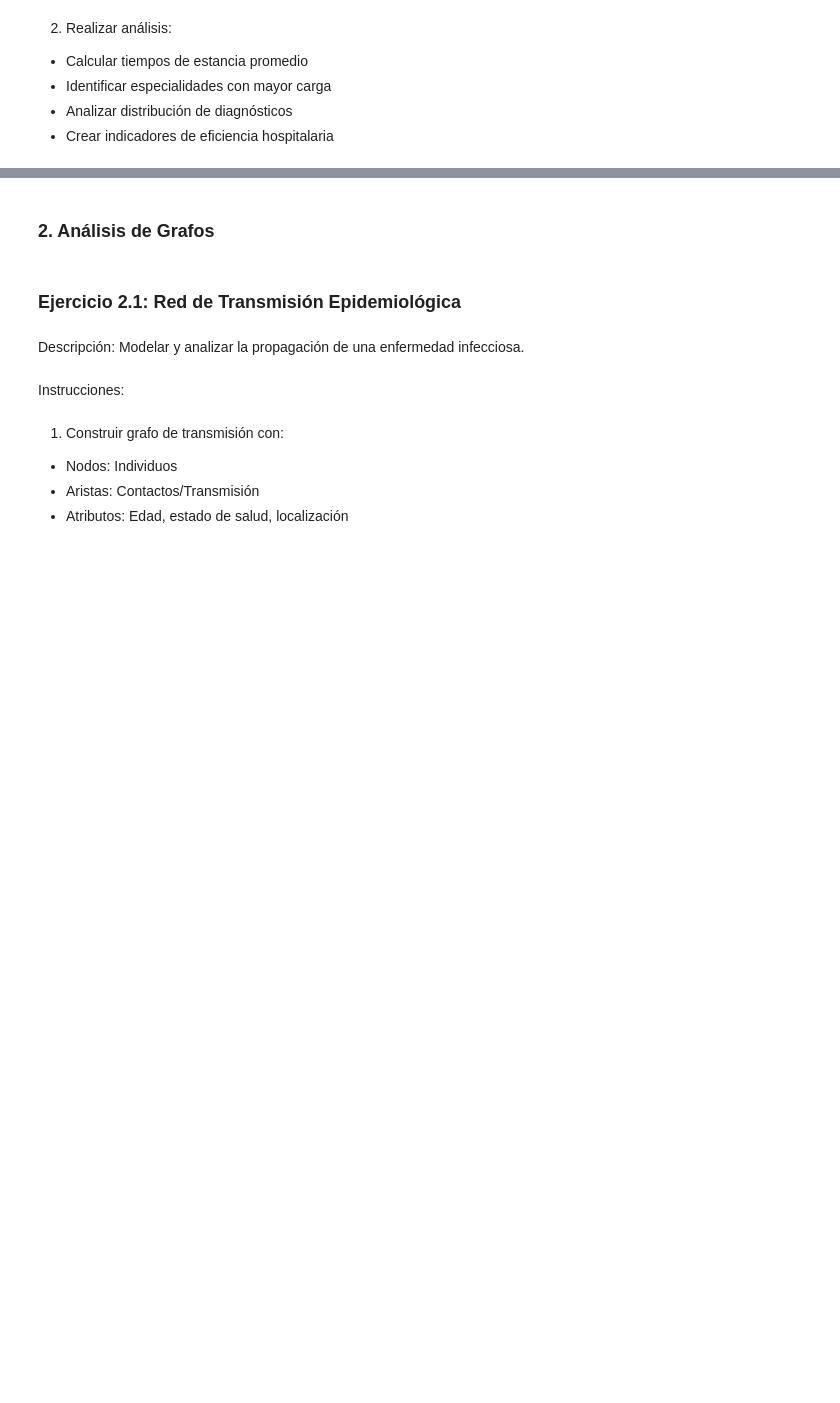
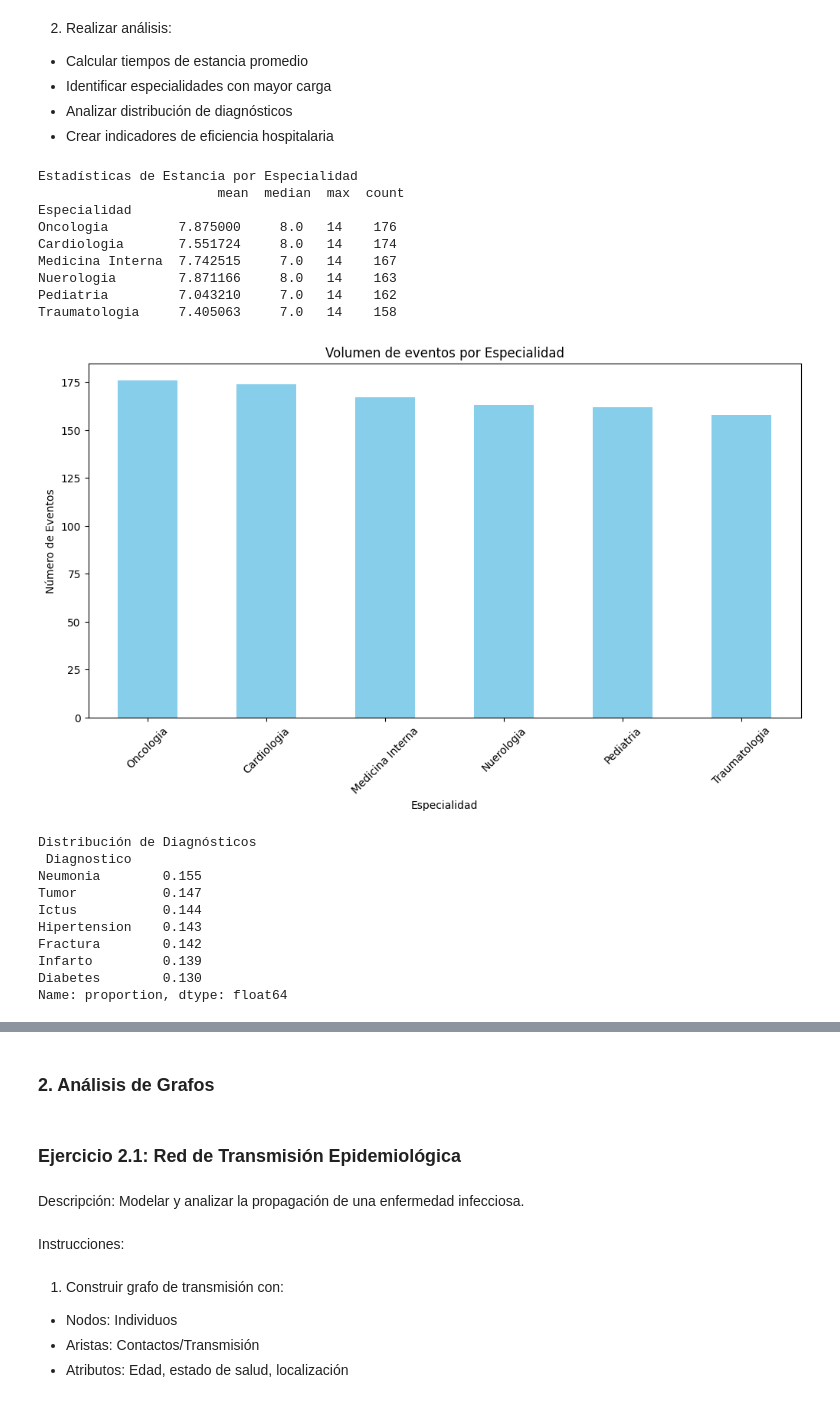
Before and after one commit to tucubanit0/Big-Data, a Jupyter notebook: 05_03_tipos_de_datos/05_03/Ejercicios de Análisis de Datos Biosanitarios.ipynb, the cells around one changed output, grey strips where cells are left out. Cells and saved outputs as stored; diff of their text form; code cells hidden in the pictures; blank space fills up the shorter version.

```diff
--- a/05_03_tipos_de_datos/05_03/Ejercicios de Análisis de Datos Biosanitarios.ipynb
+++ b/05_03_tipos_de_datos/05_03/Ejercicios de Análisis de Datos Biosanitarios.ipynb
@@ -323,3 +366,78 @@ hospitalarios.
 - Identificar especialidades con mayor carga
 - Analizar distribución de diagnósticos
 - Crear indicadores de eficiencia hospitalaria
+# %%
+def analisis_eventos_hospitalarios(df):
+
+    # Estadisticas de estancia
+    estancia_por_especialidad = df.groupby('Especialidad')['DuracionEstancia'].agg(['mean', 'median', 'max', 'count']).sort_values('count', ascending=False)
+    print('Estadísticas de Estancia por Especialidad\n', estancia_por_especialidad)
+
+
+    # Visualizar carga por especialidades
+    plt.figure(figsize=(12, 6))
+    df['Especialidad'].value_counts().plot(kind='bar', color='skyblue')
+    plt.title('Volumen de eventos por Especialidad')
+    plt.xlabel('Especialidad')
+    plt.ylabel('Número de Eventos')
+    plt.xticks(rotation=45)
+
+    plt.show()
+
+    # Distribución por diagnóstico
+    distribucion_diagnostico = df['Diagnostico'].value_counts(normalize=True)
+    print('\nDistribución de Diagnósticos\n', distribucion_diagnostico)
+
+
+    # Analisis temporal para tiempo estancia
+    df['Mes'] = df['FechaAdmision'].dt.to_period('M')
+    eventos_mensuales = df.groupby('Mes').size()
+
+
+    plt.figure(figsize=(12, 6))
+    eventos_mensuales.plot(kind='line', color='red')
+    plt.title('Eventos hospitalarios mensuales')
+    plt.xlabel('Mes')
+    plt.ylabel('Número de eventos')
+    plt.show()
+
+
+    # Indicadores de efiencia
+    #Correlación entre el procedimiento y duración de la estancia
+    correlacion = df['Procedimiento'].corr(df['DuracionEstancia'])
+    print('\nCorrelación entre Procedimiento - Duración de Estancia')
+    print(f'Coeficiente de Correlación: {correlacion}')
+
+    # Prueba estadística de varianza
+    grupos_especialidad = [
+        grupo['DuracionEstancia']
+        for nombre, grupo in df.groupby('Especialidad')
+    ]
+    f_statistic, p_value = stats.f_oneway(*grupos_especialidad)
+    print('\nAnalisis de varianza duración de estancia')
+    print(f'F-statistic: {f_statistic}\nP-Value: {p_value}')
+
+
+# Ejecutar el analisis
+analisis_eventos_hospitalarios(datos_hospitalarios)
+# %% [output]
+Estadísticas de Estancia por Especialidad
+                       mean  median  max  count
+Especialidad
+Oncologia         7.875000     8.0   14    176
+Cardiologia       7.551724     8.0   14    174
+Medicina Interna  7.742515     7.0   14    167
+Nuerologia        7.871166     8.0   14    163
+Pediatria         7.043210     7.0   14    162
+Traumatologia     7.405063     7.0   14    158
+[figure, added]
+Distribución de Diagnósticos
+ Diagnostico
+Neumonia        0.155
+Tumor           0.147
+Ictus           0.144
+Hipertension    0.143
+Fractura        0.142
+Infarto         0.139
+Diabetes        0.130
+Name: proportion, dtype: float64
```
Also changed, not shown: parts of 5 cells of this notebook, 3 other files.
